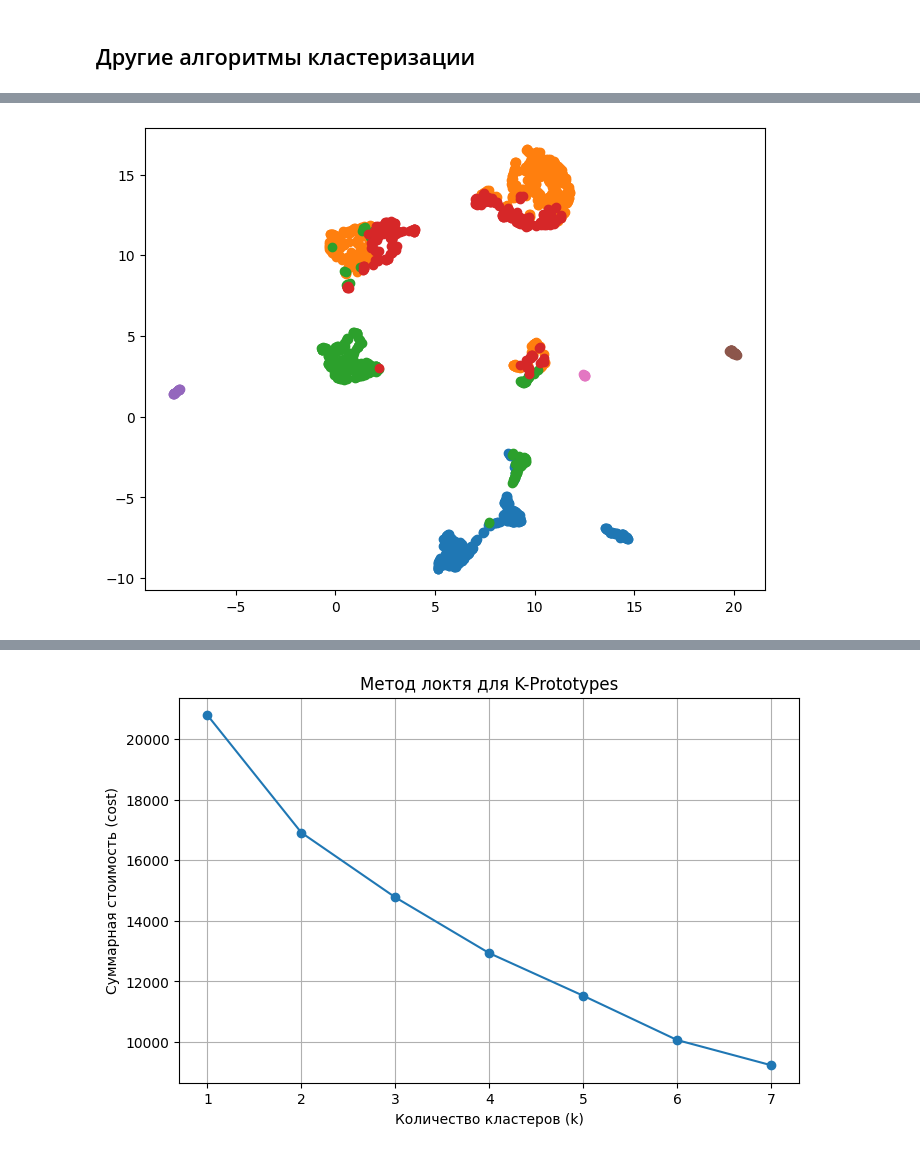
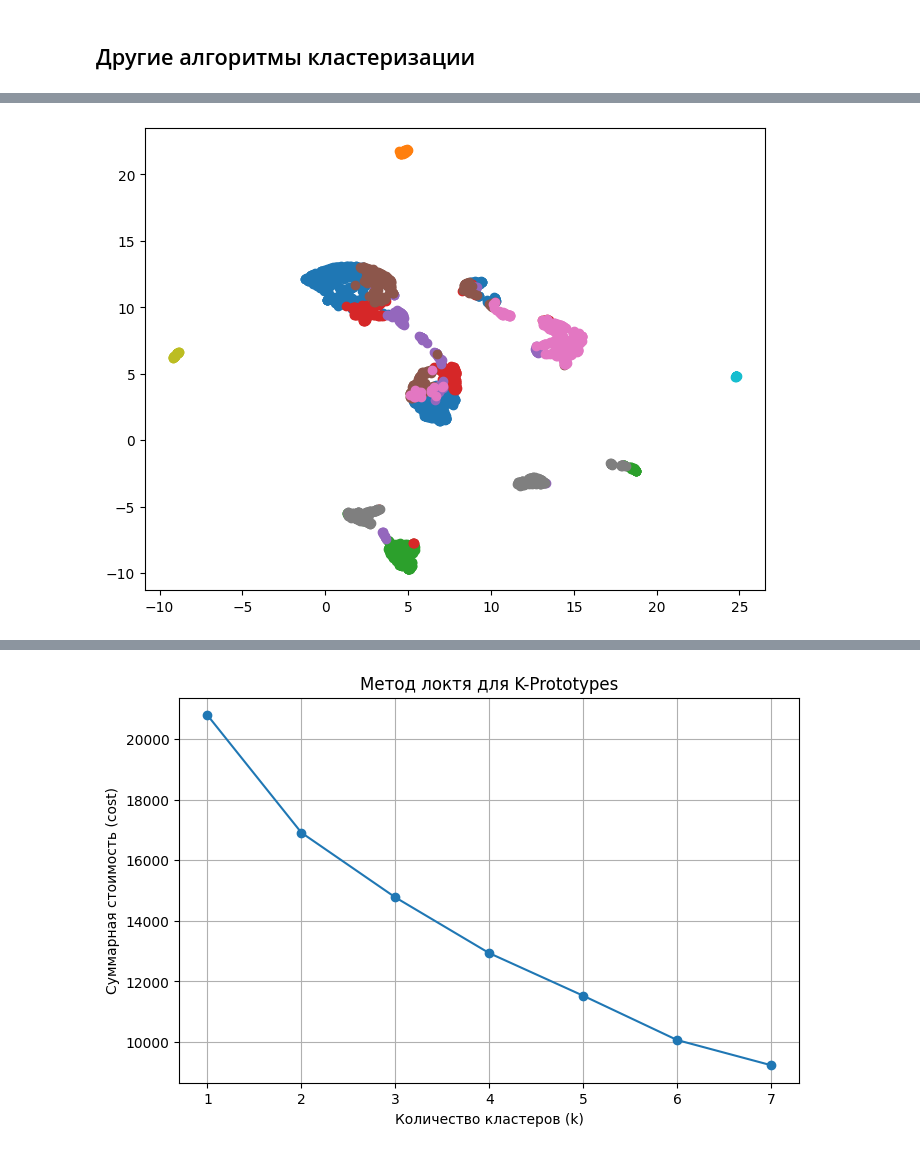
Before and after one commit to barly13/rostelecom_hackathon_dev, a Jupyter notebook: ml/MLfit.ipynb, the cells around one changed output, grey strips where cells are left out. Saved outputs shown, nothing was run; the diff lists cells and outputs as text; code cells hidden in the pictures.

Commit message:
add new ml model with labels

```diff
--- a/ml/MLfit.ipynb
+++ b/ml/MLfit.ipynb
@@ -1138,6 +1131,6 @@ final_cluster_class = {
 # %%
 # Метки для теста
-knn = KNeighborsClassifier(n_neighbors=7, metric='precomputed')
+knn = KNeighborsClassifier(n_neighbors=4, metric='precomputed')
 knn.fit(gower_dist, train_cluster_label)
 
 test_dist = gower.gower_matrix(X_test, X_train)
@@ -1160,7 +1153,7 @@ several_orders_for_rfc['distance'] = ((several_orders_for_rfc['s_lat_d'] - sever
 several_orders_for_rfc.drop(columns=['s_lat_d', 's_lng_d', 'c_lat_d', 'c_lng_d'], inplace=True)
 several_orders_for_rfc['time_delta'] = (max_date - several_orders_for_rfc['order_purchase_timestamp']).map(lambda x: x.days)
 several_orders_for_rfc = pd.get_dummies(several_orders_for_rfc, columns=['upper_category'], dtype = float)
-several_orders_for_rfc = several_orders_for_rfc.sort_values(by=['customer_unique_id', 'order_purchase_timestamp']).drop_duplicates(subset='customer_unique_id').drop(columns=['order_purchase_timestamp'])
+several_orders_for_rfc = several_orders_for_rfc.sort_values(by=['customer_unique_id', 'order_purchase_timestamp']).drop_duplicates(subset='customer_unique_id', keep='last').drop(columns=['order_purchase_timestamp'])
 several_orders_for_rfc = several_orders_for_rfc.reindex(sorted(several_orders_for_rfc.columns), axis=1)
 several_orders_for_rfc['payment_value'] = np.log10(several_orders_for_rfc['payment_value'].astype(float))
 model_train_data = several_orders_for_rfc.merge(y_train, how='inner', on='customer_unique_id')
@@ -1230,15 +1266,15 @@ d
 # %% [markdown]
 ## Другие алгоритмы кластеризации
 # %%
-np_train = X.drop(columns=['cat']).to_numpy()
+np_train = pd.get_dummies(X_train, columns=['cat'], dtype = float).to_numpy()
 sscaler = StandardScaler()
-sscaler.fit(np_train)
-np_train = sscaler.transform(np_train)
+sscaler.fit(np_train[:11])
+np_train[:11] = sscaler.transform(np_train[:11])
 
 umap_model = umap.UMAP(n_components=2)
 X_umap = umap_model.fit_transform(np_train, state=0)
 
-plt.figure(figsize=(8, 6))
+plt.figure(figsize=(8, 8))
 # for key, val in d.items():
 #   plt.scatter(X_umap[val, 0], X_umap[val, 1])
 plt.scatter(X_umap[:, 0], X_umap[:, 1], )
@@ -1247,0 +1284,10 @@ plt.scatter(X_umap[:, 0], X_umap[:, 1], )
+# %%
+d = defaultdict(list)
+for i in range(train_cluster_label.shape[0]):
+  d[train_cluster_label[i]].append(i)
+
+plt.figure(figsize=(10, 10))
+plt.title('Кластеризация клиентов с несколькими заказами')
+for key, val in d.items():
+  plt.scatter(X_umap[val, 0], X_umap[val, 1],  label=f'шанс следующей покуки {int(final_cluster_class[key] * 100)}%')
+plt.legend()
@@ -1268,21 +1317,22 @@ print('12 норм вроде')
 12 норм вроде
 # %%
-kmeans =  KMeans(n_clusters=7, random_state=0).fit(np_train)
-train_cluster_label = kmeans.predict(np_train)
-
+kmeans =  KMeans(n_clusters=10, random_state=0).fit(np_train)
+# train_cluster_label = kmeans.predict(np_train)
+train_cluster_label = kmeans.predict(sscaler.transform(X_train.drop(columns=['cat'])))
+test_cluster_label = kmeans.predict(sscaler.transform(X_test.drop(columns=['cat'])))
 #np_test = X_test.to_numpy()
 #np_test[:, :10] = scaler.transform(np_test[:, :10])
 #test_cluster_label = kmeans.predict(np_test)
 
 d = defaultdict(list)
 for i in range(kmeans.labels_.shape[0]):
   d[kmeans.labels_[i]].append(i)
 
 plt.figure(figsize=(8, 6))
 for key, val in d.items():
   plt.scatter(X_umap[val, 0], X_umap[val, 1])
 # %% [output]
-[figure, old version]
+[figure, new version]
 # %%
 t_yyy = y_train.copy()
 t_yyy = t_yyy.reset_index()
```
Also changed, not shown: parts of 42 cells of this notebook, 7 other files.
